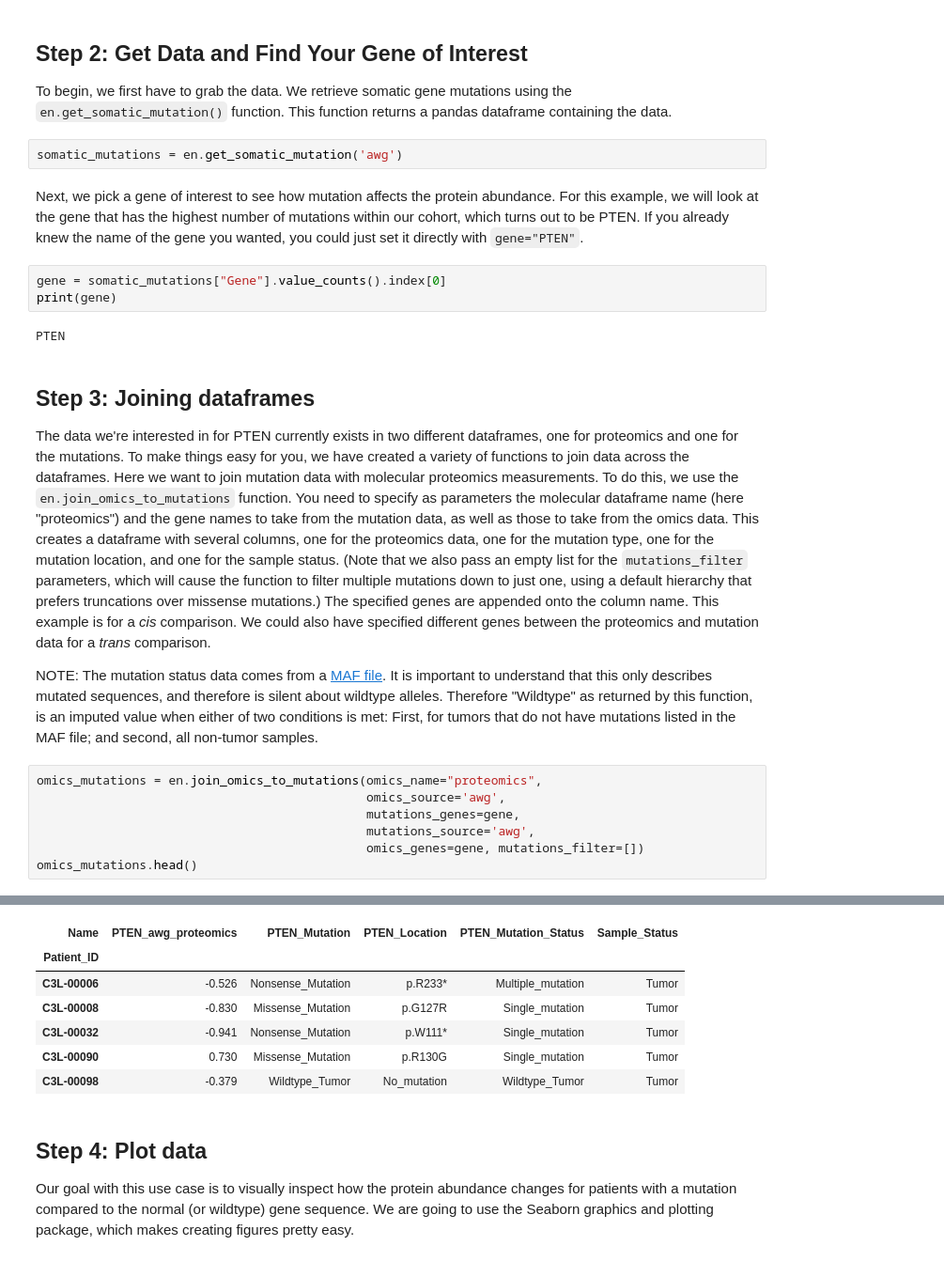
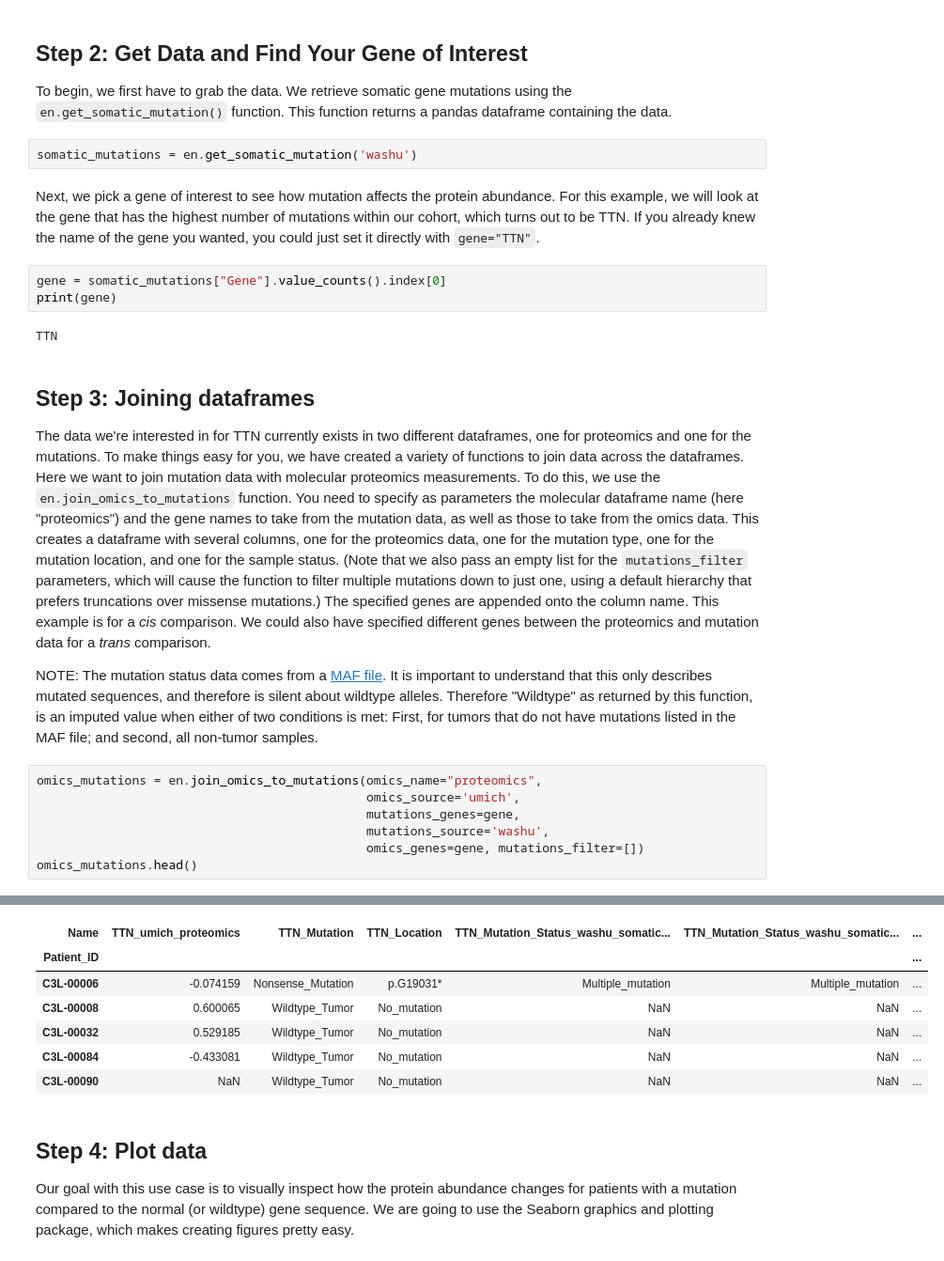
Before and after one commit to PayneLab/cptac, a Jupyter notebook: notebooks/usecase04_mutations_and_omics.ipynb, the cells around one changed output, grey strips where cells are left out. Shown at 94% size. Cells and saved outputs as stored; diff of their text form.

```diff
--- a/notebooks/usecase04_mutations_and_omics.ipynb
+++ b/notebooks/usecase04_mutations_and_omics.ipynb
@@ -20,25 +20,25 @@ en = cptac.Ucec()
 
 To begin, we first have to grab the data. We retrieve somatic gene mutations using the `en.get_somatic_mutation()` function. This function returns a pandas dataframe containing the data.
 # %%
-somatic_mutations = en.get_somatic_mutation('awg')
+somatic_mutations = en.get_somatic_mutation('washu')
 # %% [markdown]
-Next, we pick a gene of interest to see how mutation affects the protein abundance. For this example, we will look at the gene that has the highest number of mutations within our cohort, which turns out to be PTEN. If you already knew the name of the gene you wanted, you could just set it directly with `gene="PTEN"`.
+Next, we pick a gene of interest to see how mutation affects the protein abundance. For this example, we will look at the gene that has the highest number of mutations within our cohort, which turns out to be TTN. If you already knew the name of the gene you wanted, you could just set it directly with `gene="TTN"`.
 # %%
 gene = somatic_mutations["Gene"].value_counts().index[0]
 print(gene)
 # %% [output]
-PTEN
+TTN
 # %% [markdown]
 ## Step 3: Joining dataframes
 
-The data we're interested in for PTEN currently exists in two different dataframes, one for proteomics and one for the mutations. To make things easy for you, we have created a variety of functions to join data across the dataframes. Here we want to join mutation data with molecular proteomics measurements. To do this, we use the `en.join_omics_to_mutations` function. You need to specify as parameters the molecular dataframe name (here "proteomics") and the gene names to take from the mutation data, as well as those to take from the omics data. This creates a dataframe with several columns, one for the proteomics data, one for the mutation type, one for the mutation location, and one for the sample status. (Note that we also pass an empty list for the `mutations_filter` parameters, which will cause the function to filter multiple mutations down to just one, using a default hierarchy that prefers truncations over missense mutations.) The specified genes are appended onto the column name. This example is for a <i>cis</i> comparison. We could also have specified different genes between the proteomics and mutation data for a <i>trans</i> comparison.
+The data we're interested in for TTN currently exists in two different dataframes, one for proteomics and one for the mutations. To make things easy for you, we have created a variety of functions to join data across the dataframes. Here we want to join mutation data with molecular proteomics measurements. To do this, we use the `en.join_omics_to_mutations` function. You need to specify as parameters the molecular dataframe name (here "proteomics") and the gene names to take from the mutation data, as well as those to take from the omics data. This creates a dataframe with several columns, one for the proteomics data, one for the mutation type, one for the mutation location, and one for the sample status. (Note that we also pass an empty list for the `mutations_filter` parameters, which will cause the function to filter multiple mutations down to just one, using a default hierarchy that prefers truncations over missense mutations.) The specified genes are appended onto the column name. This example is for a <i>cis</i> comparison. We could also have specified different genes between the proteomics and mutation data for a <i>trans</i> comparison.
 
 NOTE: The mutation status data comes from a [MAF file](http://www.bx.psu.edu/~dcking/man/maf.xhtml). It is important to understand that this only describes mutated sequences, and therefore is silent about wildtype alleles. Therefore "Wildtype" as returned by this function, is an imputed value when either of two conditions is met: First, for tumors that do not have mutations listed in the MAF file; and second, all non-tumor samples.
 # %%
 omics_mutations = en.join_omics_to_mutations(omics_name="proteomics",
-                                             omics_source='awg',
+                                             omics_source='umich',
                                              mutations_genes=gene,
-                                             mutations_source='awg',
+                                             mutations_source='washu',
                                              omics_genes=gene, mutations_filter=[])
 omics_mutations.head()
 # %% [output]
@@ -46,10 +46,10 @@ cptac warning: In joining the somatic_mutation table, no mutations were found fo
-| Name | PTEN_awg_proteomics | PTEN_Mutation | PTEN_Location | PTEN_Mutation_Status | Sample_Status |
-| Patient_ID |  |  |  |  |  |
-| C3L-00006 | -0.526 | Nonsense_Mutation | p.R233* | Multiple_mutation | Tumor |
-| C3L-00008 | -0.830 | Missense_Mutation | p.G127R | Single_mutation | Tumor |
-| C3L-00032 | -0.941 | Nonsense_Mutation | p.W111* | Single_mutation | Tumor |
-| C3L-00090 | 0.730 | Missense_Mutation | p.R130G | Single_mutation | Tumor |
-| C3L-00098 | -0.379 | Wildtype_Tumor | No_mutation | Wildtype_Tumor | Tumor |
+| Name | TTN_umich_proteomics | TTN_Mutation | TTN_Location | TTN_Mutation_Status_washu_somatic... | TTN_Mutation_Status_washu_somatic... | ... |
+| Patient_ID |  |  |  |  |  | ... |
+| C3L-00006 | -0.074159 | Nonsense_Mutation | p.G19031* | Multiple_mutation | Multiple_mutation | ... |
+| C3L-00008 | 0.600065 | Wildtype_Tumor | No_mutation | NaN | NaN | ... |
+| C3L-00032 | 0.529185 | Wildtype_Tumor | No_mutation | NaN | NaN | ... |
+| C3L-00084 | -0.433081 | Wildtype_Tumor | No_mutation | NaN | NaN | ... |
+| C3L-00090 | NaN | Wildtype_Tumor | No_mutation | NaN | NaN | ... |
 # %% [markdown]
 ## Step 4: Plot data
 
```
Also changed, not shown: parts of 5 cells of this notebook, 3 other files.
